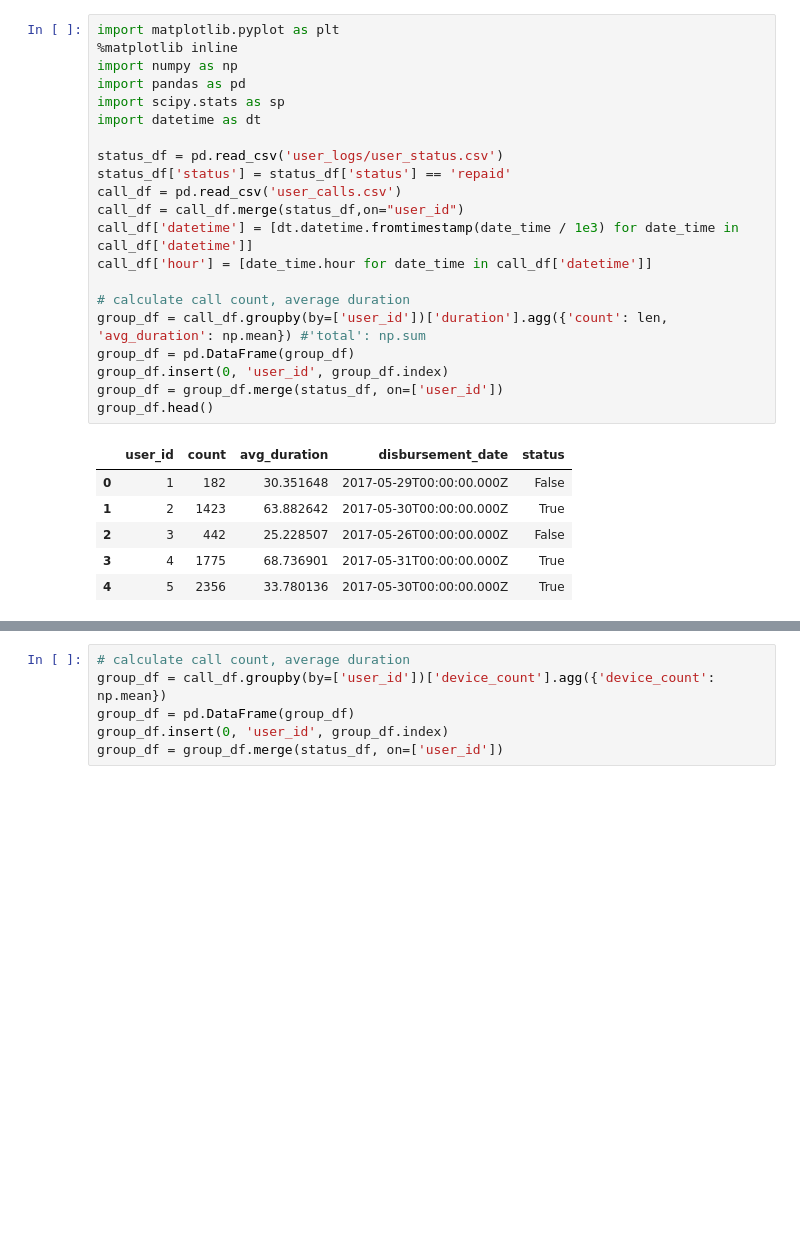
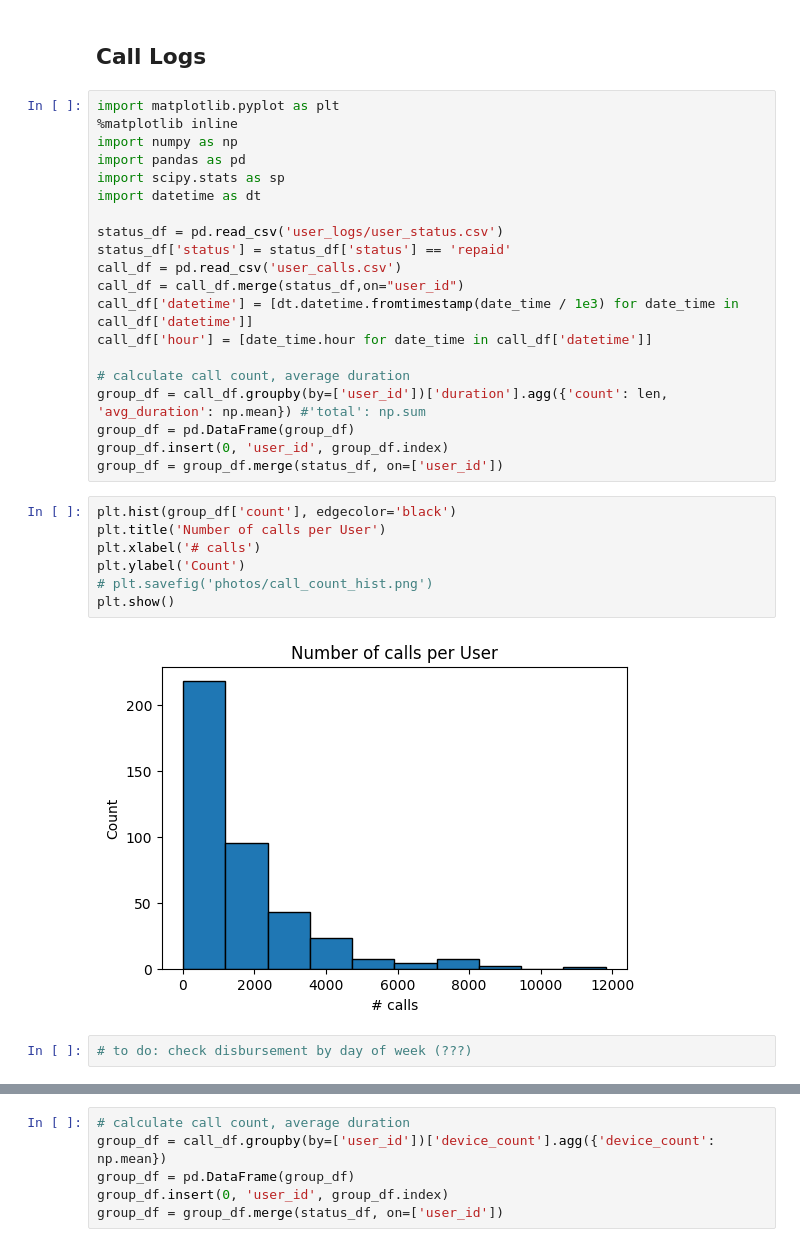
Before and after one commit to jgollub1/branch_project, a Jupyter notebook: Exploration.ipynb, the cells around one changed output, grey strips where cells are left out. Cells and saved outputs as stored; diff of their text form; blank space fills up the shorter version.

```diff
--- a/Exploration.ipynb
+++ b/Exploration.ipynb
@@ -1,3 +1,5 @@
+# %% [markdown]
+## Call Logs
 # %%
 import matplotlib.pyplot as plt
 %matplotlib inline
@@ -18,14 +20,17 @@ group_df = call_df.groupby(by=['user_id'])['duration'].agg({'count': len, 'avg_d
 group_df = pd.DataFrame(group_df)
 group_df.insert(0, 'user_id', group_df.index)
 group_df = group_df.merge(status_df, on=['user_id'])
-group_df.head()
-# %% [output]
-|  | user_id | count | avg_duration | disbursement_date | status |
-| 0 | 1 | 182 | 30.351648 | 2017-05-29T00:00:00.000Z | False |
-| 1 | 2 | 1423 | 63.882642 | 2017-05-30T00:00:00.000Z | True |
-| 2 | 3 | 442 | 25.228507 | 2017-05-26T00:00:00.000Z | False |
-| 3 | 4 | 1775 | 68.736901 | 2017-05-31T00:00:00.000Z | True |
-| 4 | 5 | 2356 | 33.780136 | 2017-05-30T00:00:00.000Z | True |
+# %%
+plt.hist(group_df['count'], edgecolor='black')
+plt.title('Number of calls per User')
+plt.xlabel('# calls')
+plt.ylabel('Count')
+# plt.savefig('photos/call_count_hist.png')
+plt.show()
+# %% [output]
+[figure, added]
+# %%
+# to do: check disbursement by day of week (???)
 # %%
 # clear positive association between number of calls and loan status
 print sp.pearsonr(group_df['count'], group_df['status'])
```
Also changed, not shown: parts of 26 cells of this notebook, 4 other files.
